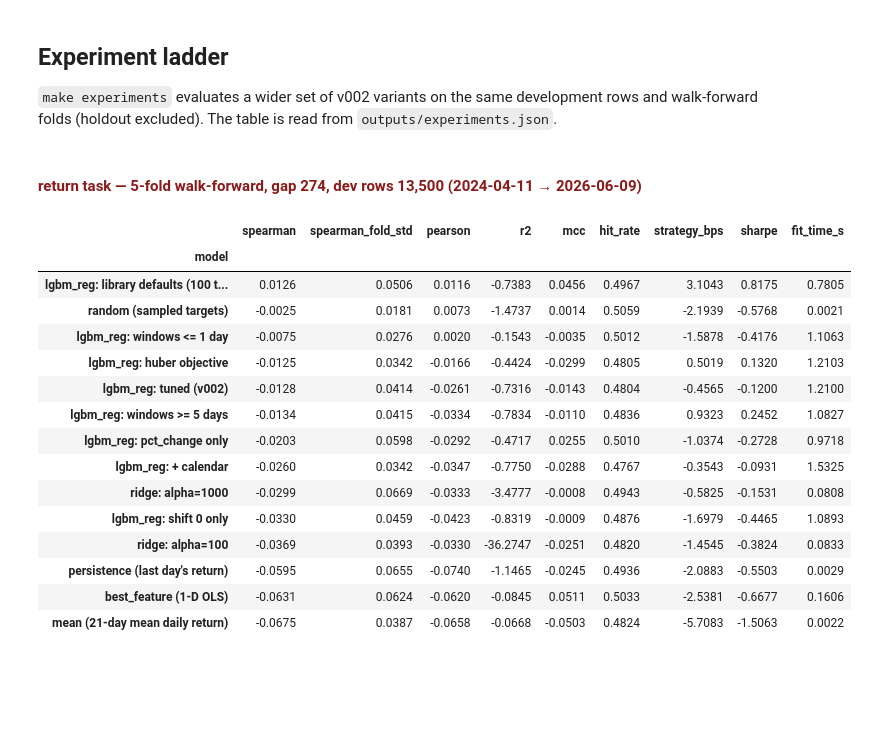
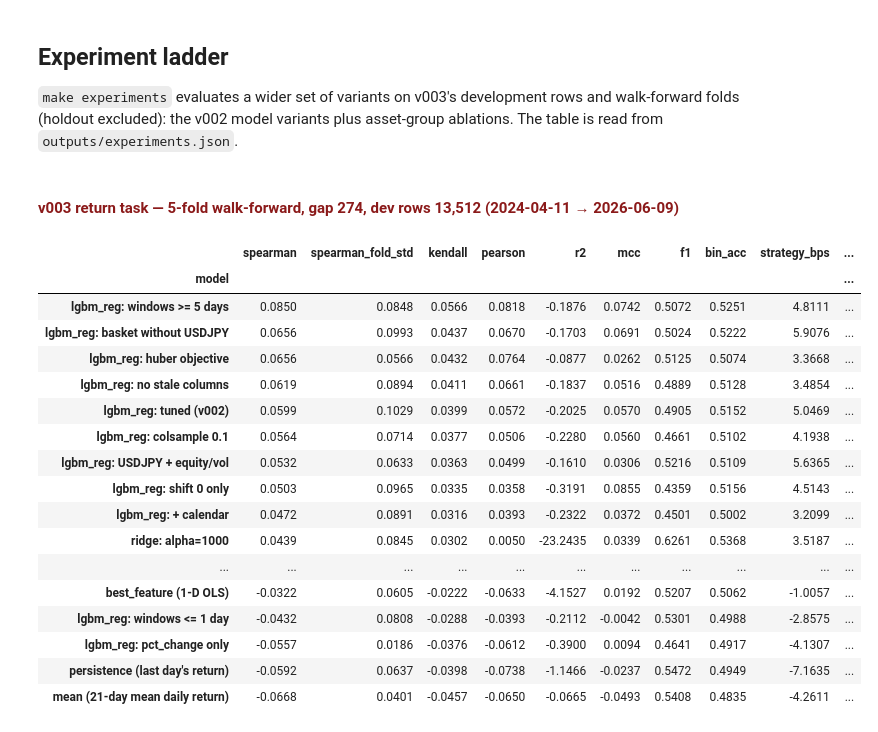
Before and after one commit to glitcj/alpha-discovery, a Jupyter notebook: usdjpy-direction/REPORT.ipynb, the cells around one changed output. Cells and saved outputs as stored; diff of their text form; code cells hidden in the pictures; blank space fills up the shorter version.

Commit message:
extend assets

```diff
--- a/usdjpy-direction/REPORT.ipynb
+++ b/usdjpy-direction/REPORT.ipynb
@@ -98,33 +101,36 @@ target: forward log return (basis points) and up share
 # %% [markdown]
 ## Experiment ladder
 
-`make experiments` evaluates a wider set of v002 variants on the same development rows and walk-forward
-folds (holdout excluded). The table is read from `outputs/experiments.json`.
+`make experiments` evaluates a wider set of variants on v003's development rows and walk-forward folds
+(holdout excluded): the v002 model variants plus asset-group ablations. The table is read from
+`outputs/experiments.json`.
 # %%
 path = Path("outputs/experiments.json")
 if path.exists():
     ladder = json.loads(path.read_text())
     board = pd.DataFrame(ladder["results"]).set_index("model")
-    display_dataframe(board, f"{ladder.get('task', 'direction')} task — {ladder['cv']}-fold walk-forward, "
+    display_dataframe(board, f"{ladder.get('arm', '')} {ladder.get('task', 'direction')} task — {ladder['cv']}-fold walk-forward, "
                              f"gap {ladder['gap']}, dev rows {ladder['n_dev']:,} "
                              f"({ladder['dev_start'][:10]} → {ladder['dev_end'][:10]})")
 else:
     display_info_box("outputs/experiments.json not found — run `make experiments`.", kind="warning")
 # %% [output]
-return task — 5-fold walk-forward, gap 274, dev rows 13,500 (2024-04-11 → 2026-06-09)
+v003 return task — 5-fold walk-forward, gap 274, dev rows 13,512 (2024-04-11 → 2026-06-09)
-|  | spearman | spearman_fold_std | pearson | r2 | mcc | hit_rate | strategy_bps | sharpe | fit_time_s |
-| model |  |  |  |  |  |  |  |  |  |
-| lgbm_reg: library defaults (100 t... | 0.0126 | 0.0506 | 0.0116 | -0.7383 | 0.0456 | 0.4967 | 3.1043 | 0.8175 | 0.7805 |
-| random (sampled targets) | -0.0025 | 0.0181 | 0.0073 | -1.4737 | 0.0014 | 0.5059 | -2.1939 | -0.5768 | 0.0021 |
-| lgbm_reg: windows <= 1 day | -0.0075 | 0.0276 | 0.0020 | -0.1543 | -0.0035 | 0.5012 | -1.5878 | -0.4176 | 1.1063 |
-| lgbm_reg: huber objective | -0.0125 | 0.0342 | -0.0166 | -0.4424 | -0.0299 | 0.4805 | 0.5019 | 0.1320 | 1.2103 |
-| lgbm_reg: tuned (v002) | -0.0128 | 0.0414 | -0.0261 | -0.7316 | -0.0143 | 0.4804 | -0.4565 | -0.1200 | 1.2100 |
-| lgbm_reg: windows >= 5 days | -0.0134 | 0.0415 | -0.0334 | -0.7834 | -0.0110 | 0.4836 | 0.9323 | 0.2452 | 1.0827 |
-| lgbm_reg: pct_change only | -0.0203 | 0.0598 | -0.0292 | -0.4717 | 0.0255 | 0.5010 | -1.0374 | -0.2728 | 0.9718 |
-| lgbm_reg: + calendar | -0.0260 | 0.0342 | -0.0347 | -0.7750 | -0.0288 | 0.4767 | -0.3543 | -0.0931 | 1.5325 |
-| ridge: alpha=1000 | -0.0299 | 0.0669 | -0.0333 | -3.4777 | -0.0008 | 0.4943 | -0.5825 | -0.1531 | 0.0808 |
-| lgbm_reg: shift 0 only | -0.0330 | 0.0459 | -0.0423 | -0.8319 | -0.0009 | 0.4876 | -1.6979 | -0.4465 | 1.0893 |
-| ridge: alpha=100 | -0.0369 | 0.0393 | -0.0330 | -36.2747 | -0.0251 | 0.4820 | -1.4545 | -0.3824 | 0.0833 |
-| persistence (last day's return) | -0.0595 | 0.0655 | -0.0740 | -1.1465 | -0.0245 | 0.4936 | -2.0883 | -0.5503 | 0.0029 |
-| best_feature (1-D OLS) | -0.0631 | 0.0624 | -0.0620 | -0.0845 | 0.0511 | 0.5033 | -2.5381 | -0.6677 | 0.1606 |
-| mean (21-day mean daily return) | -0.0675 | 0.0387 | -0.0658 | -0.0668 | -0.0503 | 0.4824 | -5.7083 | -1.5063 | 0.0022 |
+|  | spearman | spearman_fold_std | kendall | pearson | r2 | mcc | f1 | bin_acc | strategy_bps | ... |
+| model |  |  |  |  |  |  |  |  |  | ... |
+| lgbm_reg: windows >= 5 days | 0.0850 | 0.0848 | 0.0566 | 0.0818 | -0.1876 | 0.0742 | 0.5072 | 0.5251 | 4.8111 | ... |
+| lgbm_reg: basket without USDJPY | 0.0656 | 0.0993 | 0.0437 | 0.0670 | -0.1703 | 0.0691 | 0.5024 | 0.5222 | 5.9076 | ... |
+| lgbm_reg: huber objective | 0.0656 | 0.0566 | 0.0432 | 0.0764 | -0.0877 | 0.0262 | 0.5125 | 0.5074 | 3.3668 | ... |
+| lgbm_reg: no stale columns | 0.0619 | 0.0894 | 0.0411 | 0.0661 | -0.1837 | 0.0516 | 0.4889 | 0.5128 | 3.4854 | ... |
+| lgbm_reg: tuned (v002) | 0.0599 | 0.1029 | 0.0399 | 0.0572 | -0.2025 | 0.0570 | 0.4905 | 0.5152 | 5.0469 | ... |
+| lgbm_reg: colsample 0.1 | 0.0564 | 0.0714 | 0.0377 | 0.0506 | -0.2280 | 0.0560 | 0.4661 | 0.5102 | 4.1938 | ... |
+| lgbm_reg: USDJPY + equity/vol | 0.0532 | 0.0633 | 0.0363 | 0.0499 | -0.1610 | 0.0306 | 0.5216 | 0.5109 | 5.6365 | ... |
+| lgbm_reg: shift 0 only | 0.0503 | 0.0965 | 0.0335 | 0.0358 | -0.3191 | 0.0855 | 0.4359 | 0.5156 | 4.5143 | ... |
+| lgbm_reg: + calendar | 0.0472 | 0.0891 | 0.0316 | 0.0393 | -0.2322 | 0.0372 | 0.4501 | 0.5002 | 3.2099 | ... |
+| ridge: alpha=1000 | 0.0439 | 0.0845 | 0.0302 | 0.0050 | -23.2435 | 0.0339 | 0.6261 | 0.5368 | 3.5187 | ... |
+| ... | ... | ... | ... | ... | ... | ... | ... | ... | ... | ... |
+| best_feature (1-D OLS) | -0.0322 | 0.0605 | -0.0222 | -0.0633 | -4.1527 | 0.0192 | 0.5207 | 0.5062 | -1.0057 | ... |
+| lgbm_reg: windows <= 1 day | -0.0432 | 0.0808 | -0.0288 | -0.0393 | -0.2112 | -0.0042 | 0.5301 | 0.4988 | -2.8575 | ... |
+| lgbm_reg: pct_change only | -0.0557 | 0.0186 | -0.0376 | -0.0612 | -0.3900 | 0.0094 | 0.4641 | 0.4917 | -4.1307 | ... |
+| persistence (last day's return) | -0.0592 | 0.0637 | -0.0398 | -0.0738 | -1.1466 | -0.0237 | 0.5472 | 0.4949 | -7.1635 | ... |
+| mean (21-day mean daily return) | -0.0668 | 0.0401 | -0.0457 | -0.0650 | -0.0665 | -0.0493 | 0.5408 | 0.4835 | -4.2611 | ... |
```
Also changed, not shown: parts of 5 cells of this notebook, 32 other files.
